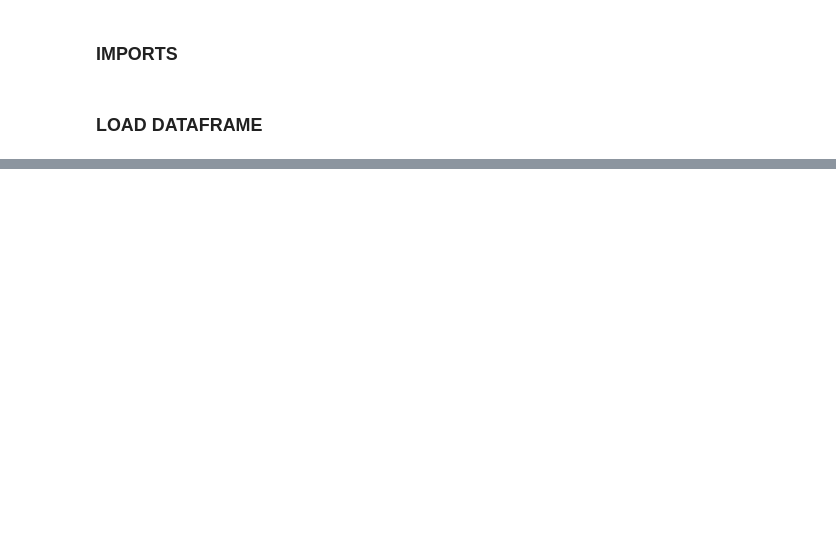
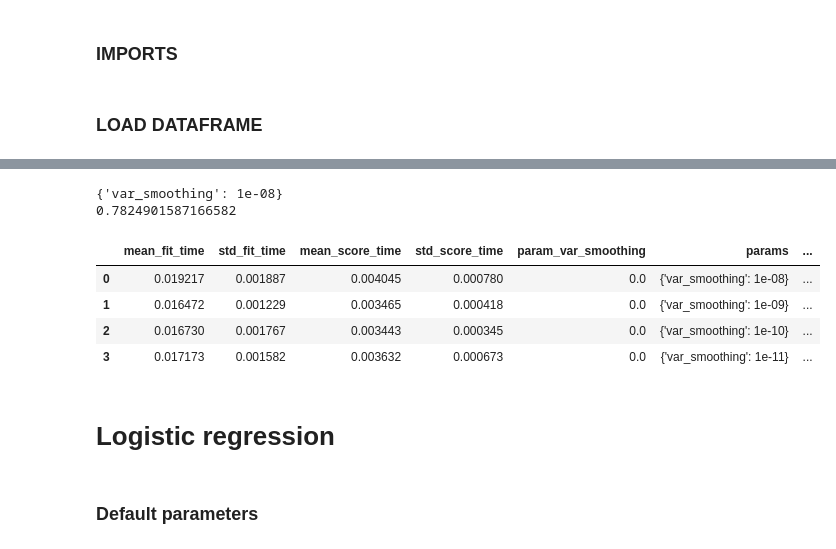
Before and after one commit to robertomanzanolopez/nba_statistics_prediction, a Jupyter notebook: model_creation.ipynb, the cells around one changed output, grey strips where cells are left out. Saved outputs shown, nothing was run; the diff lists cells and outputs as text; code cells hidden in the pictures; blank space fills up the shorter version.

```diff
--- a/model_creation.ipynb
+++ b/model_creation.ipynb
@@ -738,0 +170,18 @@ df_opt.head()
+# %%
+print(grid.best_params_)
+print(grid.best_score_)
+# %% [output]
+{'var_smoothing': 1e-08}
+0.7824901587166582
+# %%
+resultados
+# %% [output]
+|  | mean_fit_time | std_fit_time | mean_score_time | std_score_time | param_var_smoothing | params | ... |
+| 0 | 0.019217 | 0.001887 | 0.004045 | 0.000780 | 0.0 | {'var_smoothing': 1e-08} | ... |
+| 1 | 0.016472 | 0.001229 | 0.003465 | 0.000418 | 0.0 | {'var_smoothing': 1e-09} | ... |
+| 2 | 0.016730 | 0.001767 | 0.003443 | 0.000345 | 0.0 | {'var_smoothing': 1e-10} | ... |
+| 3 | 0.017173 | 0.001582 | 0.003632 | 0.000673 | 0.0 | {'var_smoothing': 1e-11} | ... |
+# %% [markdown]
+# Logistic regression
+# %% [markdown]
+### Default parameters
```
Also changed, not shown: parts of 114 cells of this notebook.
